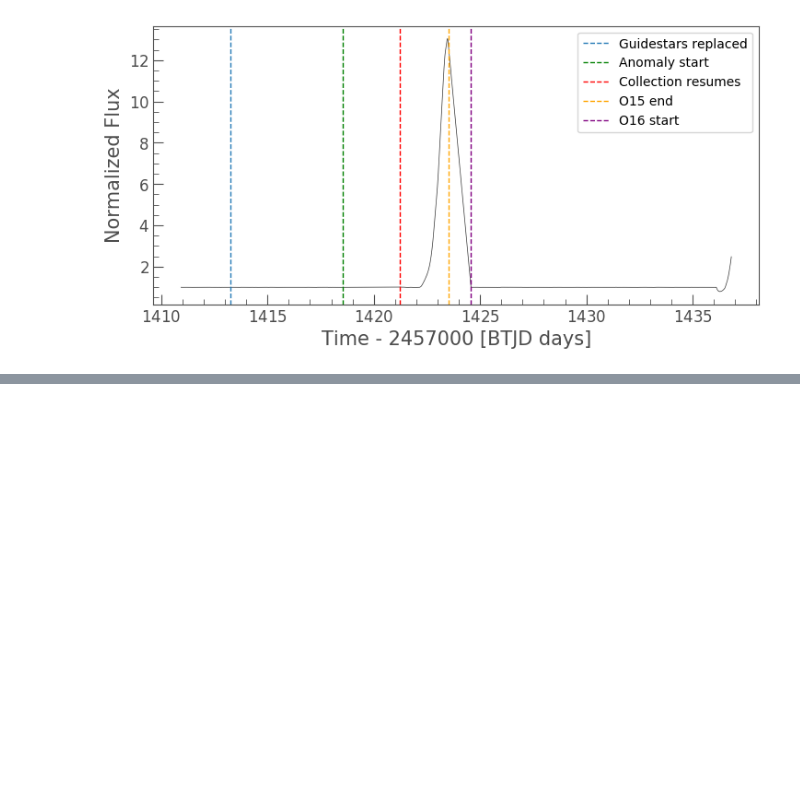
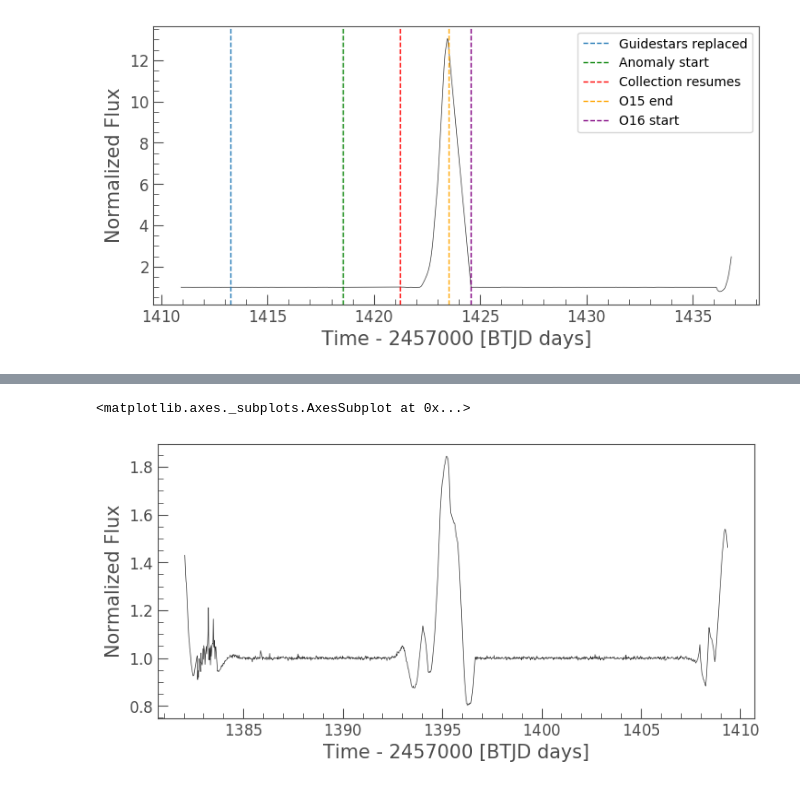
Before and after one commit to FGCUStellarResearch/GammaRayVisualizations, a Jupyter notebook: Lightkurve_sample.ipynb, the cells around one changed output, grey strips where cells are left out. Cells and saved outputs as stored; diff of their text form; code cells hidden in the pictures; blank space fills up the shorter version.

```diff
--- a/Lightkurve_sample.ipynb
+++ b/Lightkurve_sample.ipynb
@@ -89,0 +110,15 @@ Also should probably do something smart about choosing pixels in the middle? Ins
+# %%
+# [8, 18) --> 10x10 px --> 100 LC's  ._.
+# Remember: (8,18) == [Y, X)
+LC_grid = np.empty([10,10], dtype=object)
+
+yLC = 0
+for y_ in range(8,18):
+    xLC = 0
+    for x_ in range(8,18):
+        #starting in the bottom left-hand corner of the center_aperature
+        pixel = np.zeros(s3_file.shape[1:], dtype=np.int)
+        pixel[y_, x_] = 1
+        LC_grid[yLC, xLC] = s3_file.to_lightcurve(aperture_mask=pixel.astype(bool)).flatten()
+        xLC = xLC + 1
+    yLC = yLC + 1
@@ -89,0 +127,5 @@ Also should probably do something smart about choosing pixels in the middle? Ins
+# %%
+LC_grid[0,0].plot()
+# %% [output]
+<matplotlib.axes._subplots.AxesSubplot at 0x...>
+[figure, added]
```
Also changed, not shown: parts of 11 cells of this notebook.
